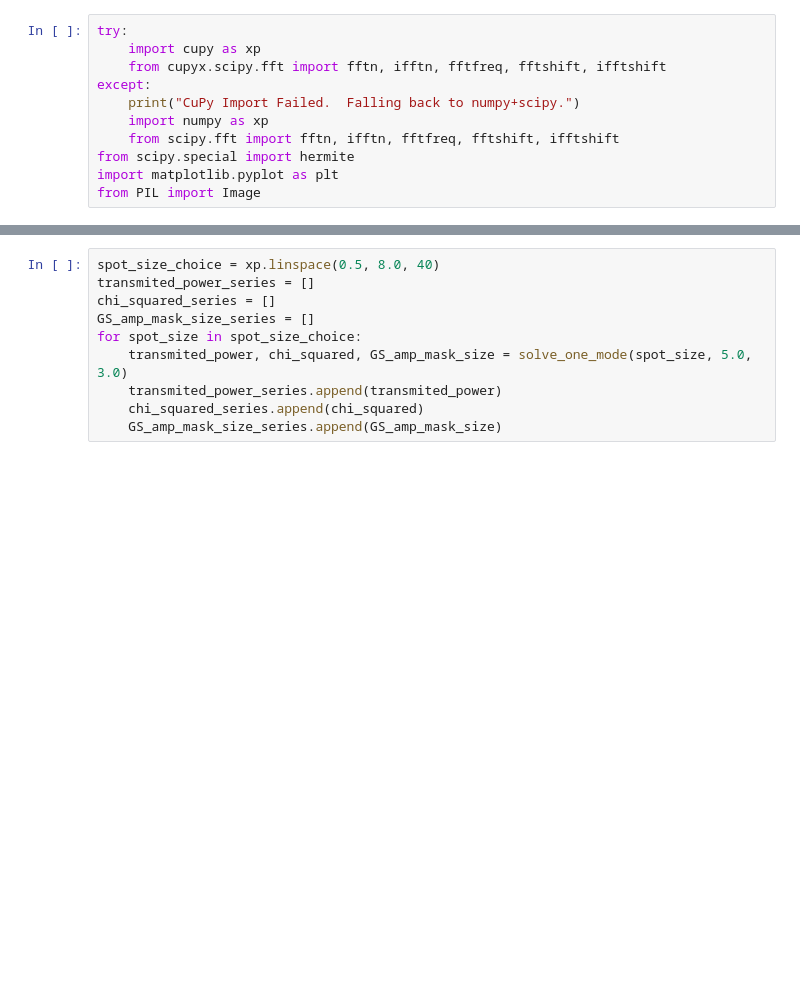
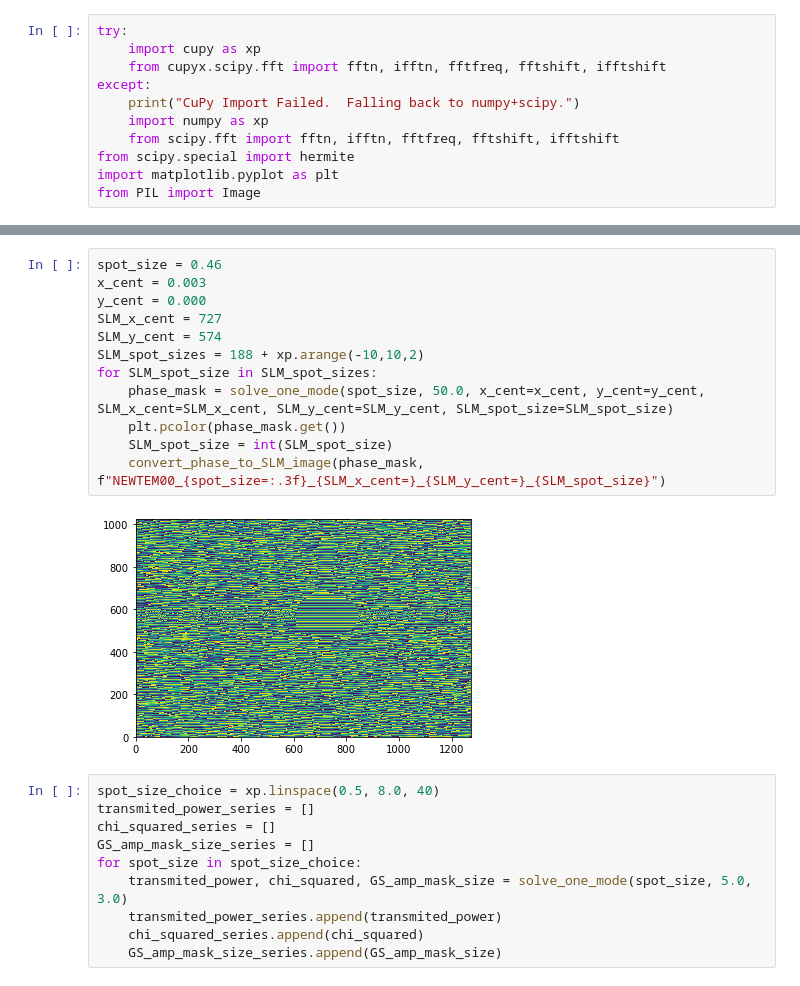
Before and after one commit to henhen724/GS_algorithm, a Jupyter notebook: localOnlyGS.ipynb, the cells around one changed output, grey strips where cells are left out. Drawn from its saved outputs; the diff is of its cells as text; blank space fills up the shorter version.

```diff
--- a/localOnlyGS.ipynb
+++ b/localOnlyGS.ipynb
@@ -187,3 +232,17 @@ convert_phase_to_SLM_image(phase_mask, "TEM20attempt2")
+# %%
+spot_size = 0.46
+x_cent = 0.003
+y_cent = 0.000
+SLM_x_cent = 727
+SLM_y_cent = 574
+SLM_spot_sizes = 188 + xp.arange(-10,10,2)
+for SLM_spot_size in SLM_spot_sizes:
+    phase_mask = solve_one_mode(spot_size, 50.0, x_cent=x_cent, y_cent=y_cent, SLM_x_cent=SLM_x_cent, SLM_y_cent=SLM_y_cent, SLM_spot_size=SLM_spot_size)
+    plt.pcolor(phase_mask.get())
+    SLM_spot_size = int(SLM_spot_size)
+    convert_phase_to_SLM_image(phase_mask, f"NEWTEM00_{spot_size=:.3f}_{SLM_x_cent=}_{SLM_y_cent=}_{SLM_spot_size}")
+# %% [output]
+[figure, added]
 # %%
 spot_size_choice = xp.linspace(0.5, 8.0, 40)
 transmited_power_series = []
```
Also changed, not shown: parts of 8 cells of this notebook, 7 other files.
